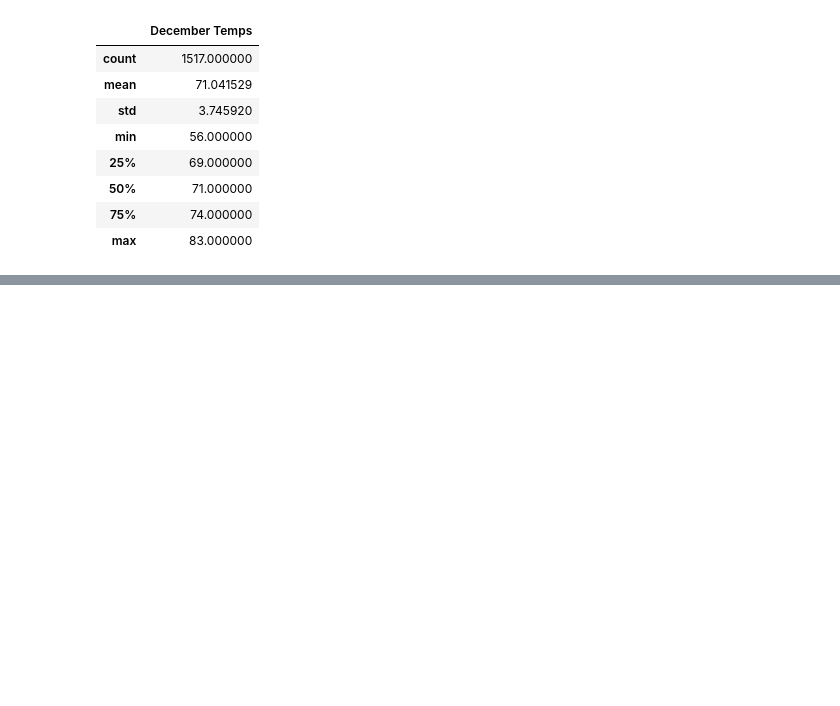
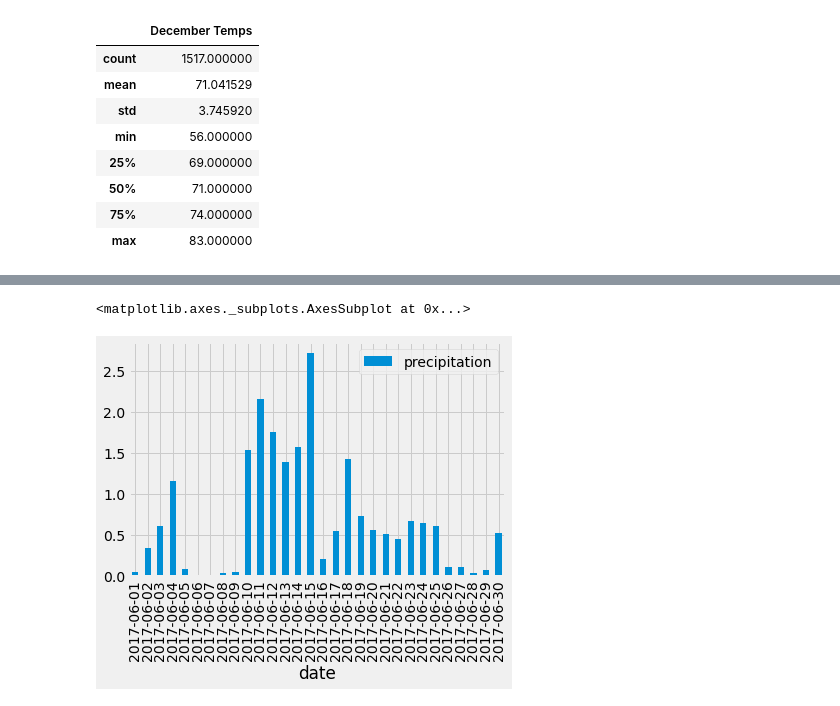
Before and after one commit to asukmawan/surfs_up, a Jupyter notebook: SurfsUp_Challenge.ipynb, the cells around one changed output, grey strips where cells are left out. Cells and saved outputs as stored; diff of their text form; code cells hidden in the pictures; blank space fills up the shorter version.

```diff
--- a/SurfsUp_Challenge.ipynb
+++ b/SurfsUp_Challenge.ipynb
@@ -180,0 +346,5 @@ df.describe()
+# %%
+june_precip.plot(kind='bar')
+# %% [output]
+<matplotlib.axes._subplots.AxesSubplot at 0x...>
+[figure, added]
```
Also changed, not shown: parts of 14 cells of this notebook, 5 other files.
